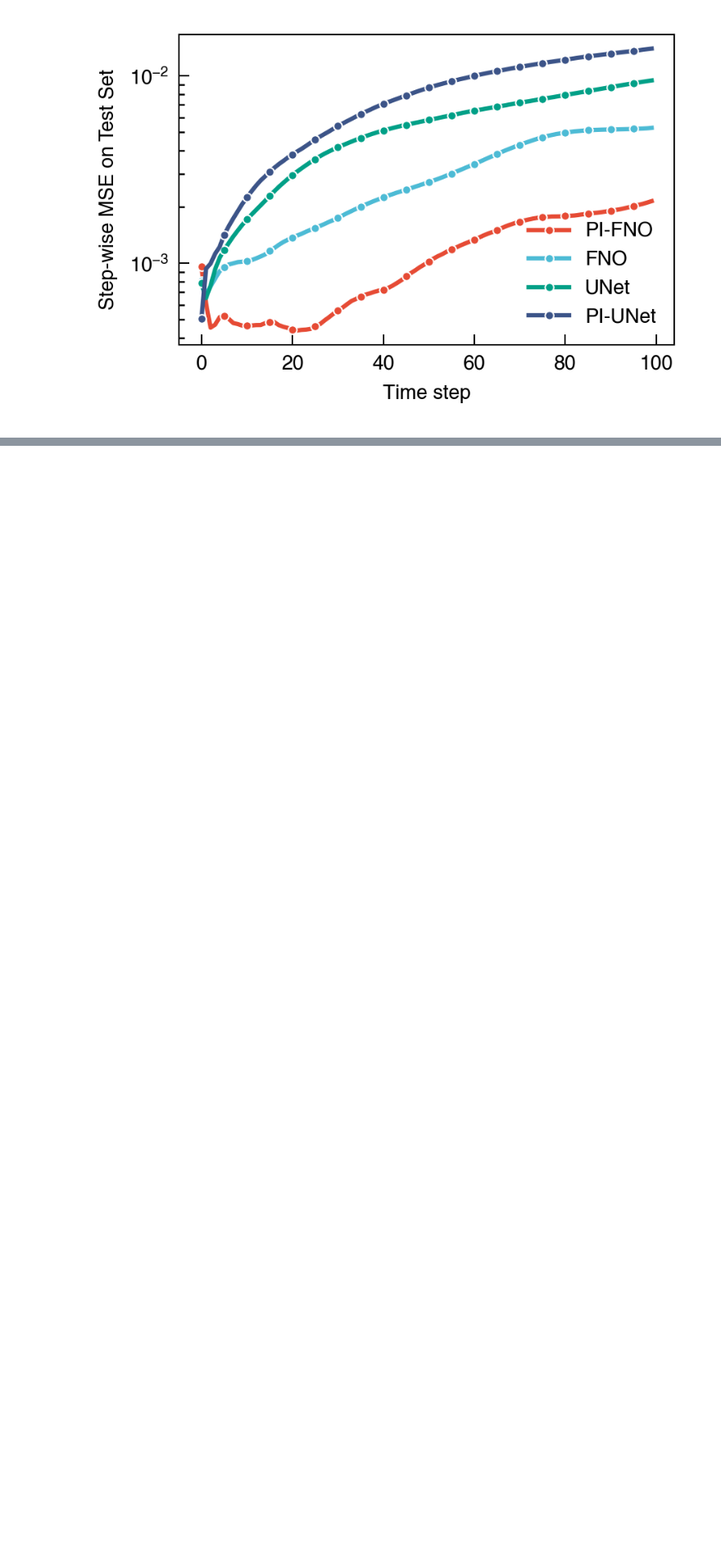
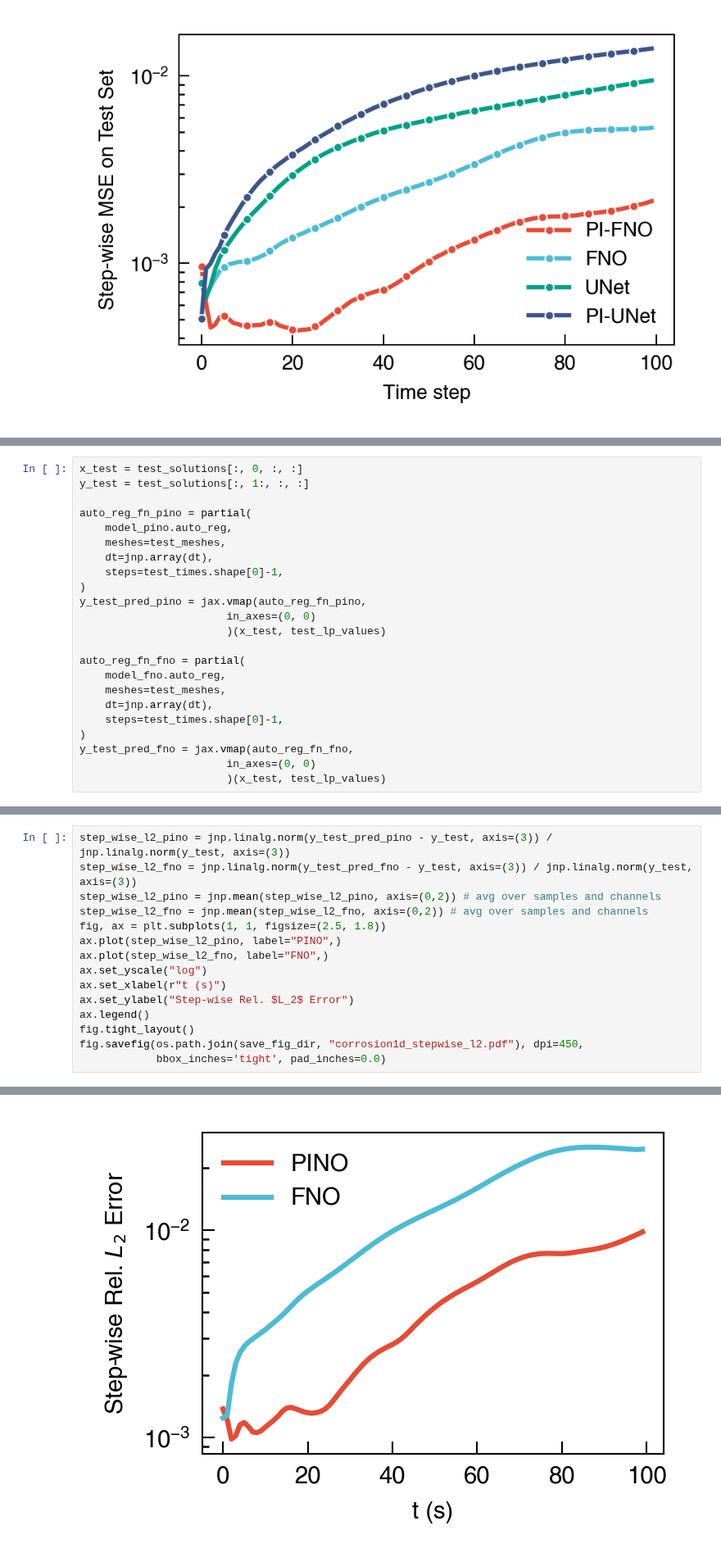
Before and after one commit to NanxiiChen/PF-PINO, a Jupyter notebook: corrosion1d/compare.ipynb, the cells around one changed output, grey strips where cells are left out. Shown at 82% size. Cells and saved outputs as stored; diff of their text form; blank space fills up the shorter version.

```diff
--- a/corrosion1d/compare.ipynb
+++ b/corrosion1d/compare.ipynb
@@ -232,0 +425,23 @@ ax.legend()
+# %%
+x_test = test_solutions[:, 0, :, :]
+y_test = test_solutions[:, 1:, :, :]
+
+auto_reg_fn_pino = partial(
+    model_pino.auto_reg,
+    meshes=test_meshes,
+    dt=jnp.array(dt),
+    steps=test_times.shape[0]-1,
+)
+y_test_pred_pino = jax.vmap(auto_reg_fn_pino,
+                       in_axes=(0, 0)
+                       )(x_test, test_lp_values)
+
+auto_reg_fn_fno = partial(
+    model_fno.auto_reg,
+    meshes=test_meshes,
+    dt=jnp.array(dt),
+    steps=test_times.shape[0]-1,
+)
+y_test_pred_fno = jax.vmap(auto_reg_fn_fno,
+                       in_axes=(0, 0)
+                       )(x_test, test_lp_values)
@@ -232,0 +452,16 @@ ax.legend()
+# %%
+step_wise_l2_pino = jnp.linalg.norm(y_test_pred_pino - y_test, axis=(3)) / jnp.linalg.norm(y_test, axis=(3))
+step_wise_l2_fno = jnp.linalg.norm(y_test_pred_fno - y_test, axis=(3)) / jnp.linalg.norm(y_test, axis=(3))
+step_wise_l2_pino = jnp.mean(step_wise_l2_pino, axis=(0,2)) # avg over samples and channels
+step_wise_l2_fno = jnp.mean(step_wise_l2_fno, axis=(0,2)) # avg over samples and channels
+fig, ax = plt.subplots(1, 1, figsize=(2.5, 1.8))
+ax.plot(step_wise_l2_pino, label="PINO",)
+ax.plot(step_wise_l2_fno, label="FNO",)
+ax.set_yscale("log")
+ax.set_xlabel(r"t (s)")
+ax.set_ylabel("Step-wise Rel. $L_2$ Error")
+ax.legend()
+fig.tight_layout()
+fig.savefig(os.path.join(save_fig_dir, "corrosion1d_stepwise_l2.pdf"), dpi=450,
+            bbox_inches='tight', pad_inches=0.0)
+# %% [output]
@@ -232,0 +471 @@ ax.legend()
+[figure, added]
```
Also changed, not shown: parts of 12 cells of this notebook, 8 other files.
